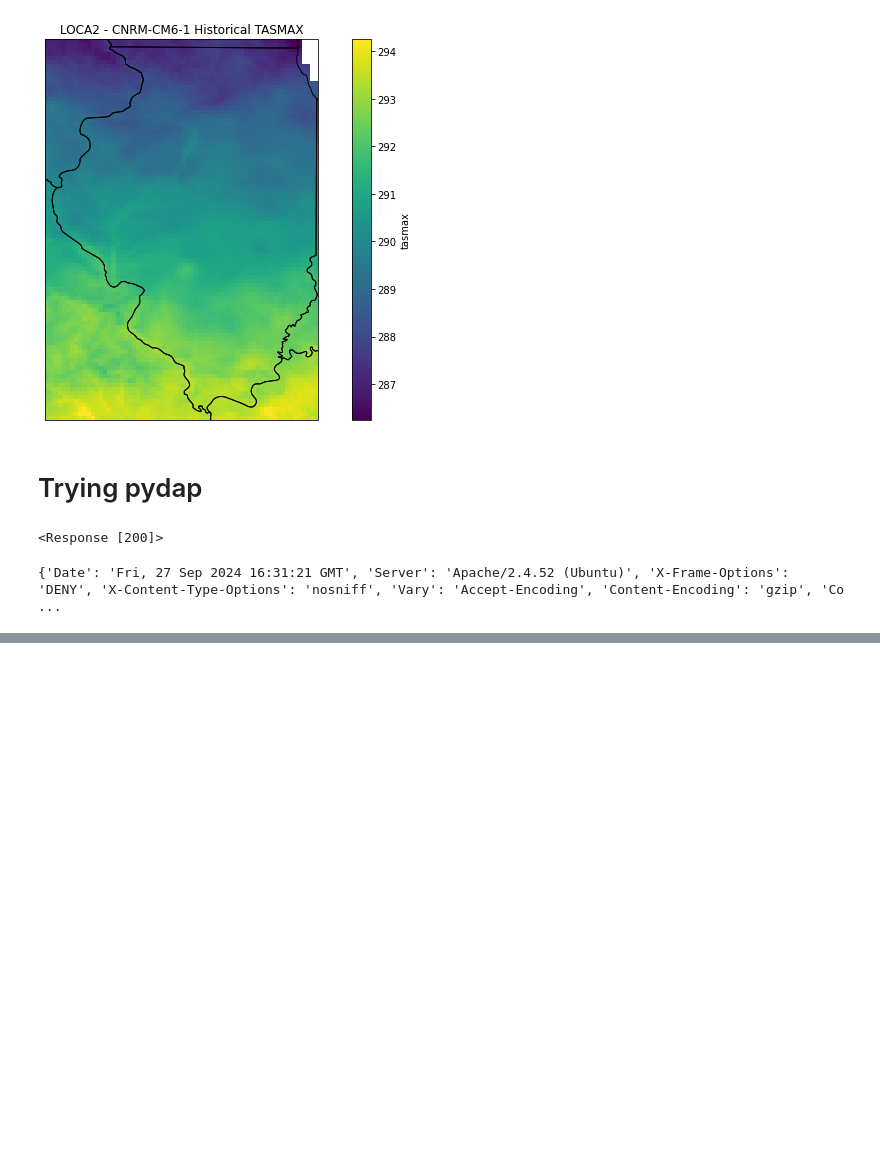
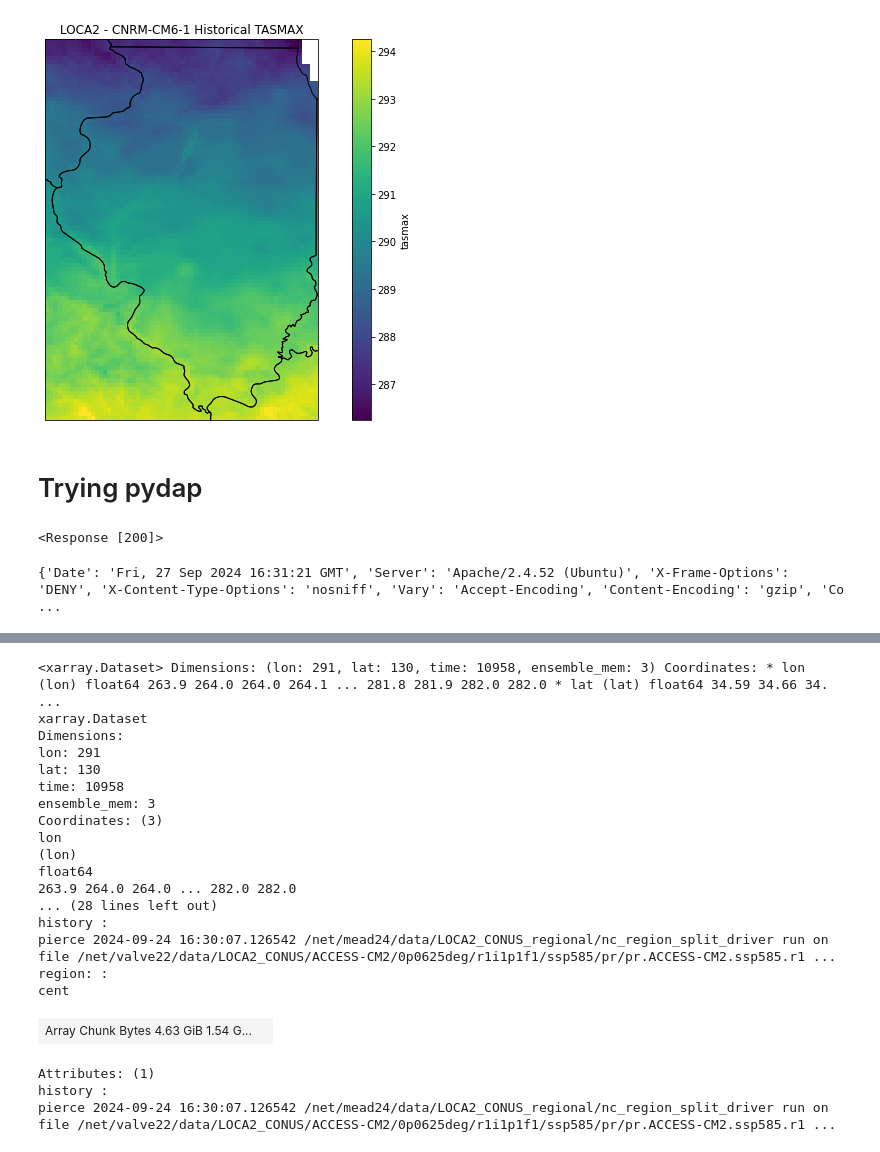
Before and after one commit to mailesasaki/climate_map, a Jupyter notebook: test_loca2.ipynb, the cells around one changed output, grey strips where cells are left out. Cells and saved outputs as stored; diff of their text form; code cells hidden in the pictures; blank space fills up the shorter version.

```diff
--- a/test_loca2.ipynb
+++ b/test_loca2.ipynb
@@ -51,0 +75,25 @@ loca_tree.headers
+# %%
+pr = xr.open_mfdataset(files_pr,combine="nested",concat_dim='ensemble_mem',use_cftime=True)
+pr
+# %% [output]
+<xarray.Dataset> Dimensions: (lon: 291, lat: 130, time: 10958, ensemble_mem: 3) Coordinates: * lon (lon) float64 263.9 264.0 264.0 264.1 ... 281.8 281.9 282.0 282.0 * lat (lat) float64 34.59 34.66 34. ...
+xarray.Dataset
+Dimensions:
+lon: 291
+lat: 130
+time: 10958
+ensemble_mem: 3
+Coordinates: (3)
+lon
+(lon)
+float64
+263.9 264.0 264.0 ... 282.0 282.0
+... (28 lines left out)
+history :
+pierce 2024-09-24 16:30:07.126542 /net/mead24/data/LOCA2_CONUS_regional/nc_region_split_driver run on file /net/valve22/data/LOCA2_CONUS/ACCESS-CM2/0p0625deg/r1i1p1f1/ssp585/pr/pr.ACCESS-CM2.ssp585.r1 ...
+region: :
+cent
+| Array Chunk Bytes 4.63 GiB 1.54 G... |  |
+Attributes: (1)
+history :
+pierce 2024-09-24 16:30:07.126542 /net/mead24/data/LOCA2_CONUS_regional/nc_region_split_driver run on file /net/valve22/data/LOCA2_CONUS/ACCESS-CM2/0p0625deg/r1i1p1f1/ssp585/pr/pr.ACCESS-CM2.ssp585.r1 ...
```
Also changed, not shown: parts of 5 cells of this notebook, 2 other files.
